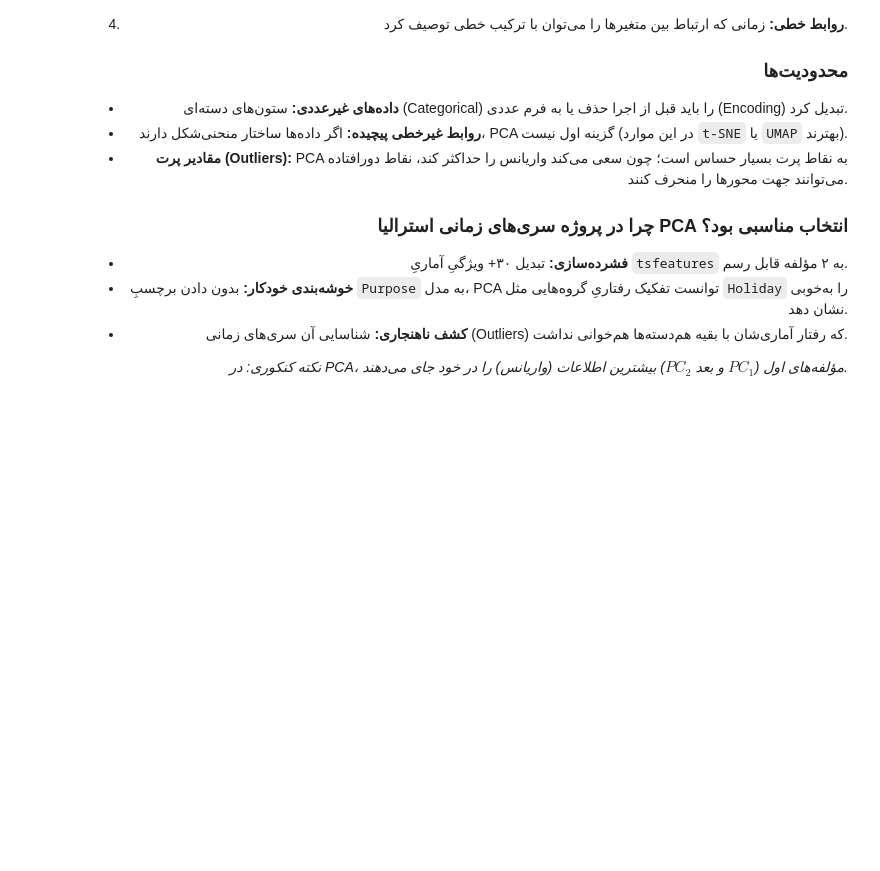
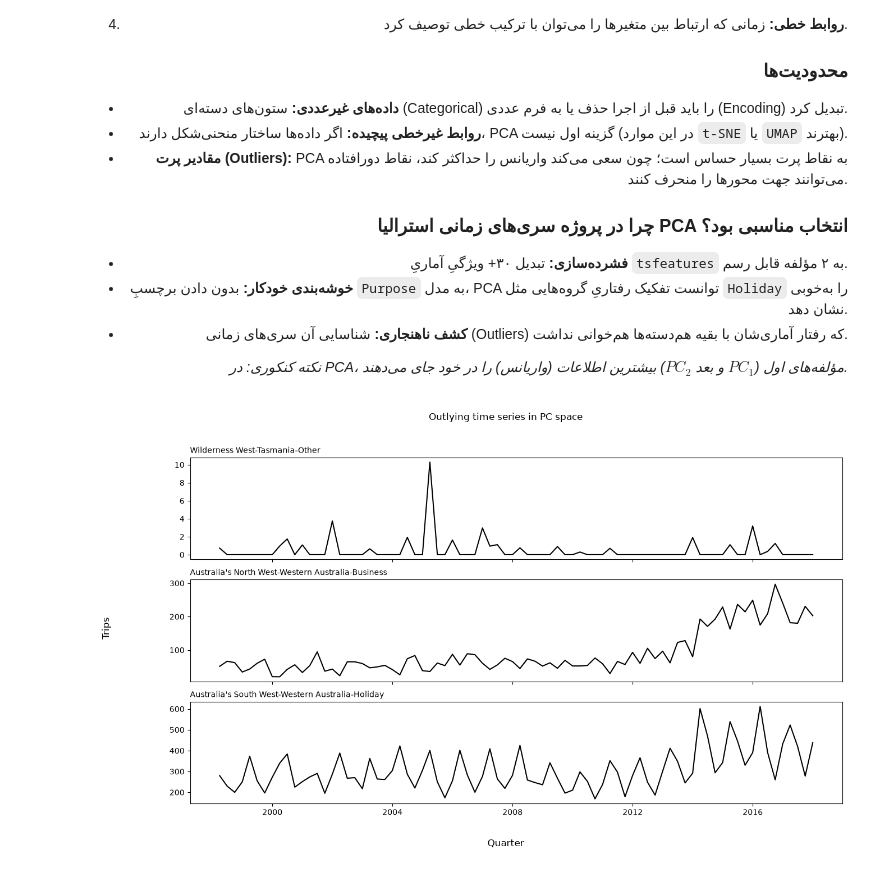
Before and after one commit to Minajamfum/forecasting, a Jupyter notebook: chapter4.ipynb, the cells around one changed output. Saved outputs shown, nothing was run; the diff lists cells and outputs as text; code cells hidden in the pictures; blank space fills up the shorter version.

```diff
--- a/chapter4.ipynb
+++ b/chapter4.ipynb
@@ -721,3 +721,29 @@ plt.show()
 
 
 </div>
+# %%
+from sklearn.neighbors import LocalOutlierFactor
+
+
+lof = LocalOutlierFactor(n_neighbors=10).fit(pca_df[["PC1", "PC2"]]) #این الگوریتم چگالی محلی هر نقطه را با ۱۰ همسایه‌ی نزدیکش مقایسه میکند
+# اگر نقطه‌ای در منطقه‌ای خلوت باشد در حالی که همسایه‌هایش متراکم‌ترند، به عنوان داده‌ی پرت شناخته می‌شود.
+
+res = pca_df.assign(score=lof.negative_outlier_factor_) #نقاط نرمال مقداری نزدیک به -1 دارند در حالی که برای اوت لایر های مقادیر منفی تر و کوچک تر در نظر گرفته میشود
+# متد اساین یک کپی از دیتابیس فوق می گیرد و ستون اسکور را به آن اضافه میکند
+
+selected_ids = res.sort_values("score")["unique_id"].head(3)  # مربوط به ۳ نقطه با کمترین امتیاز (یعنی ۳ داده‌ی شدیداً پرت در فضا) را استخراج می‌کند.
+#به صورت صعودی (از کوچک به بزرگ) مرتب می‌کند. چون مقادیر منفی‌تر نشان‌دهنده‌ی داده‌های پرت‌ تر هستند بالاترین موارد پرت در ابتدای جدول قرار می‌گیرند.
+
+fig, axs = plt.subplots(3, figsize=(15, 8), sharex=True)
+
+for (ax, unique_id) in zip(axs, selected_ids):
+    df = aus_tourism.loc[lambda x: x["unique_id"] == unique_id]
+    ax.plot(df["ds"], df["y"], color="k")
+    ax.set_title(unique_id, loc="left", size="medium")
+
+fig.suptitle("Outlying time series in PC space")
+fig.supylabel("Trips")
+fig.supxlabel("Quarter")
+plt.show()
+# %% [output]
+[figure, added]
```
